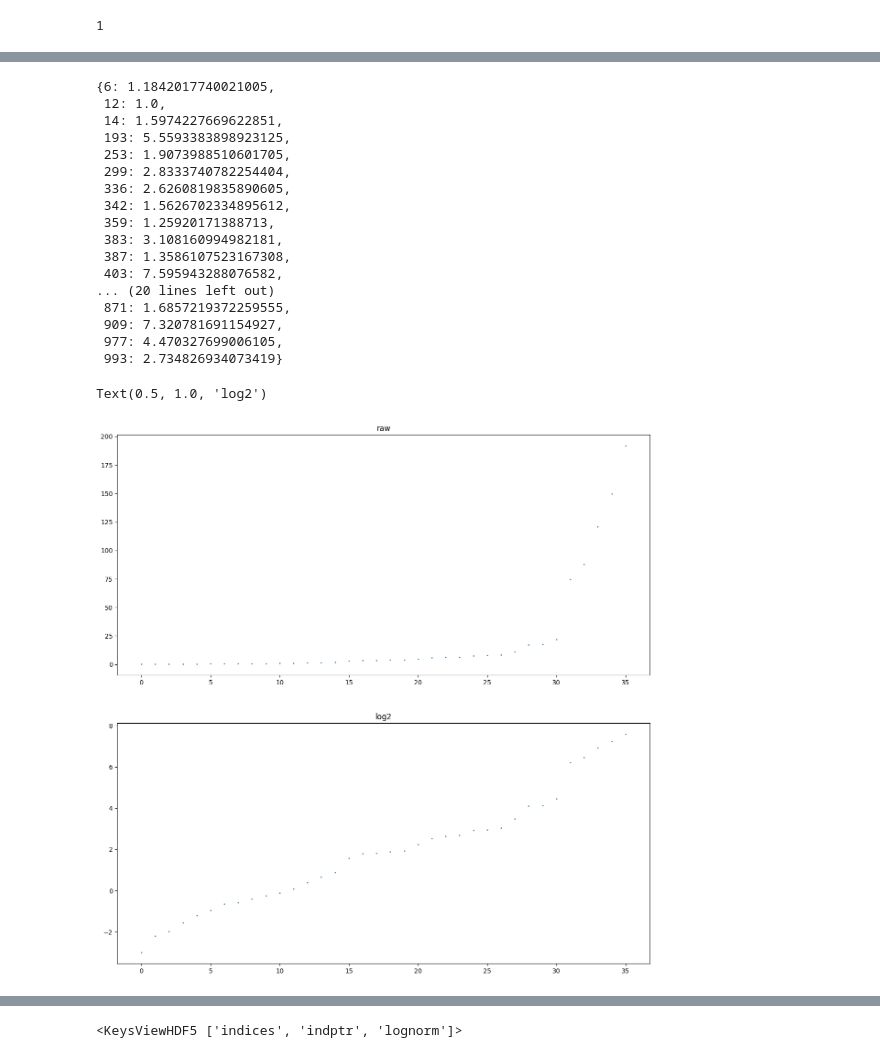
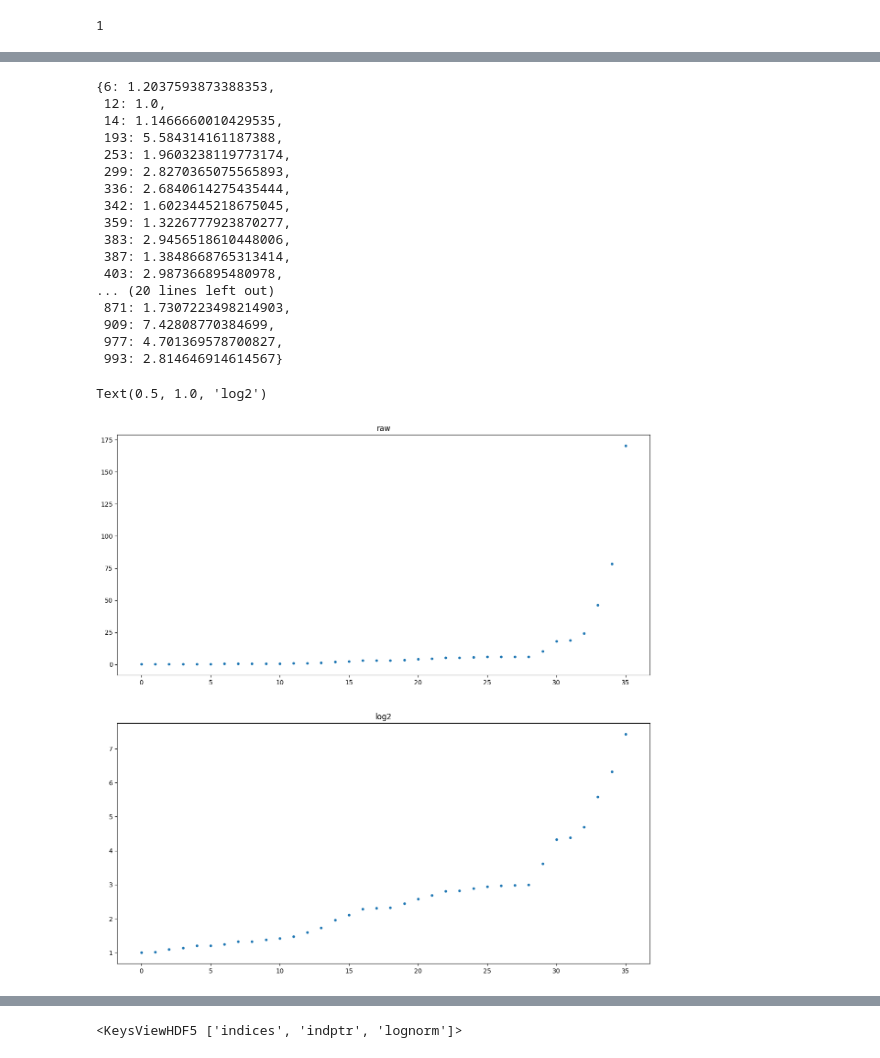
Before and after one commit to duyson1999/celltypes_prediction, a Jupyter notebook: SGD_partial_fit.ipynb, the cells around one changed output, grey strips where cells are left out. Cells and saved outputs as stored; diff of their text form; code cells hidden in the pictures.

```diff
--- a/SGD_partial_fit.ipynb
+++ b/SGD_partial_fit.ipynb
@@ -134,8 +137,8 @@ final_matrix = final_matrix[np.nonzero(meta != 0)[0], :]
 meta = new_tree_major[new_tree_major != 0]
 # %%
 class_idx, class_count = np.unique(meta, return_counts=True)
-all_weights = np.array([len(meta) / (len(class_idx) * class_count[i]) for i in range(len(class_idx))])
-all_weights += (2 - np.min(all_weights))
+original_weights = np.array([len(meta) / (len(class_idx) * class_count[i]) for i in range(len(class_idx))])
+all_weights = original_weights + (2 - np.min(original_weights))
 all_weights = np.log2(all_weights)
 class_weight_dct = {
     class_idx[i]: all_weights[i]
@@ -144,37 +147,37 @@ class_weight_dct = {
 # %%
 class_weight_dct
 # %% [output]
-{6: 1.1842017740021005,
+{6: 1.2037593873388353,
  12: 1.0,
- 14: 1.5974227669622851,
- 193: 5.5593383898923125,
- 253: 1.9073988510601705,
- 299: 2.8333740782254404,
- 336: 2.6260819835890605,
- 342: 1.5626702334895612,
- 359: 1.25920171388713,
- 383: 3.108160994982181,
- 387: 1.3586107523167308,
- 403: 7.595943288076582,
+ 14: 1.1466660010429535,
+ 193: 5.584314161187388,
+ 253: 1.9603238119773174,
+ 299: 2.8270365075565893,
+ 336: 2.6840614275435444,
+ 342: 1.6023445218675045,
+ 359: 1.3226777923870277,
+ 383: 2.9456518610448006,
+ 387: 1.3848668765313414,
+ 403: 2.987366895480978,
 ... (20 lines left out)
- 871: 1.6857219372259555,
- 909: 7.320781691154927,
- 977: 4.470327699006105,
- 993: 2.734826934073419}
+ 871: 1.7307223498214903,
+ 909: 7.42808770384699,
+ 977: 4.701369578700827,
+ 993: 2.814646914614567}
 # %%
 import matplotlib.pyplot as plt
 
 fig, axs = plt.subplots(2, 1, figsize=(15, 15))
-tmp_data = np.array(list(class_weight_dct.values()))
+tmp_data = original_weights
 tmp_idx = np.argsort(tmp_data)
-axs[0].scatter(np.arange(len(tmp_idx)), tmp_data[tmp_idx], s=1)
+axs[0].scatter(np.arange(len(tmp_idx)), tmp_data[tmp_idx], s=10)
 axs[0].set_title('raw')
 
-axs[1].scatter(np.arange(len(tmp_idx)), np.log2(tmp_data)[tmp_idx], s=1)
+axs[1].scatter(np.arange(len(tmp_idx)), all_weights[tmp_idx], s=10)
 axs[1].set_title('log2')
 # %% [output]
 Text(0.5, 1.0, 'log2')
-[figure, old version]
+[figure, new version]
 # %%
 import numpy as np
 from sklearn import linear_model
```
Also changed, not shown: parts of 36 cells of this notebook, 3 other files.
